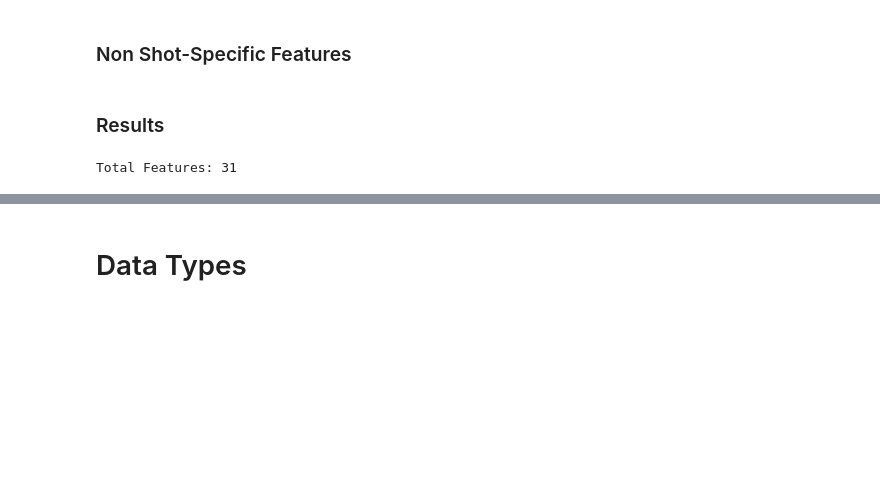
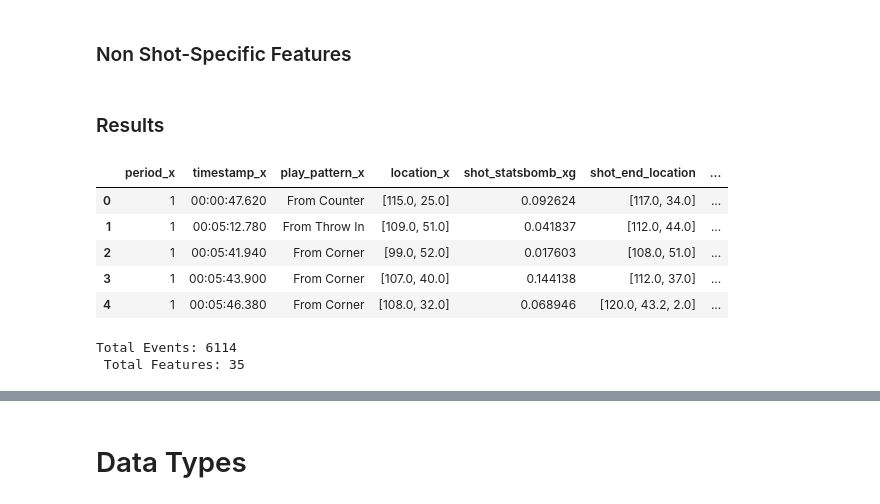
Before and after one commit to wswager/womens_soccer_expected_goals_model, a Jupyter notebook: data_cleaning/expected_goals_data_cleaning_notebook2.ipynb, the cells around one changed output, grey strips where cells are left out. Saved outputs shown, nothing was run; the diff lists cells and outputs as text; code cells hidden in the pictures; blank space fills up the shorter version.

```diff
--- a/data_cleaning/expected_goals_data_cleaning_notebook2.ipynb
+++ b/data_cleaning/expected_goals_data_cleaning_notebook2.ipynb
@@ -123,14 +143,8 @@ Saved Off Target      24
 Saved to Post         17
 Name: shot_outcome, dtype: int64
 # %%
-# xG measures the likelihood a shot will result in a goal
-# The target measurement needs to be if the shot was a goal
-
 # Update shot_outcome to boolean goal
 
-extracted_data['shot_outcome'] = extracted_data['shot_outcome'].apply(lambda x: 1 if x == 'Goal' else 0)
-
-extracted_data.rename(columns = {'shot_outcome' : 'goal'},
-                      inplace = True)
+extracted_data['goal'] = extracted_data['shot_outcome'].apply(lambda x: 1 if x == 'Goal' else 0)
 
 extracted_data['goal'] = extracted_data['goal'].astype(bool)
@@ -252,9 +280,18 @@ extracted_data.drop(non_shot_specific_features,
                     inplace = True)
 # %% [markdown]
 ### Results
-# %%
-print('Total Features:',
-      extracted_data.shape[1])
-# %% [output]
-Total Features: 31
+# %%
+extracted_data.head()
+# %% [output]
+|  | period_x | timestamp_x | play_pattern_x | location_x | shot_statsbomb_xg | shot_end_location | ... |
+| 0 | 1 | 00:00:47.620 | From Counter | [115.0, 25.0] | 0.092624 | [117.0, 34.0] | ... |
+| 1 | 1 | 00:05:12.780 | From Throw In | [109.0, 51.0] | 0.041837 | [112.0, 44.0] | ... |
+| 2 | 1 | 00:05:41.940 | From Corner | [99.0, 52.0] | 0.017603 | [108.0, 51.0] | ... |
+| 3 | 1 | 00:05:43.900 | From Corner | [107.0, 40.0] | 0.144138 | [112.0, 37.0] | ... |
+| 4 | 1 | 00:05:46.380 | From Corner | [108.0, 32.0] | 0.068946 | [120.0, 43.2, 2.0] | ... |
+# %%
+df_description(extracted_data)
+# %% [output]
+Total Events: 6114
+ Total Features: 35
 # %%
```
Also changed, not shown: parts of 326 cells of this notebook.
